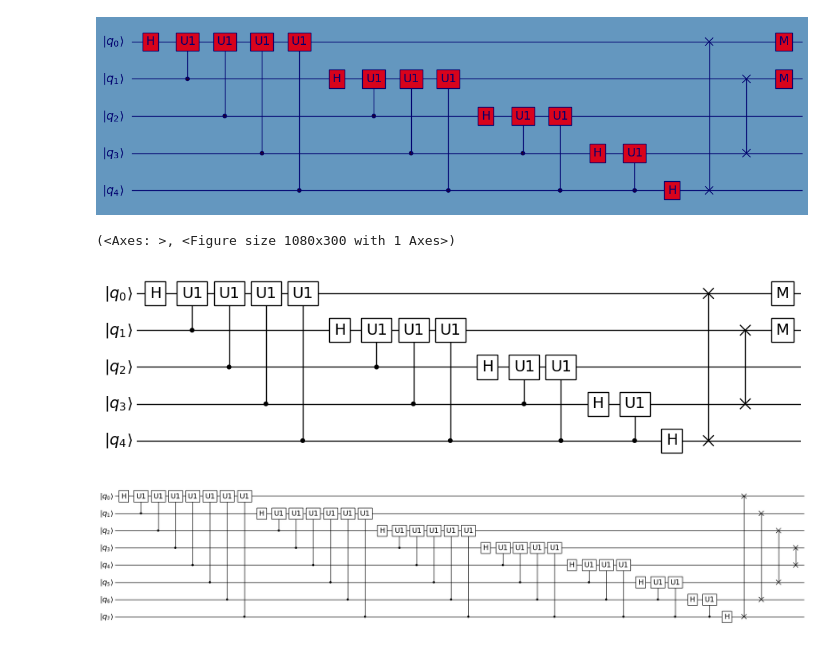
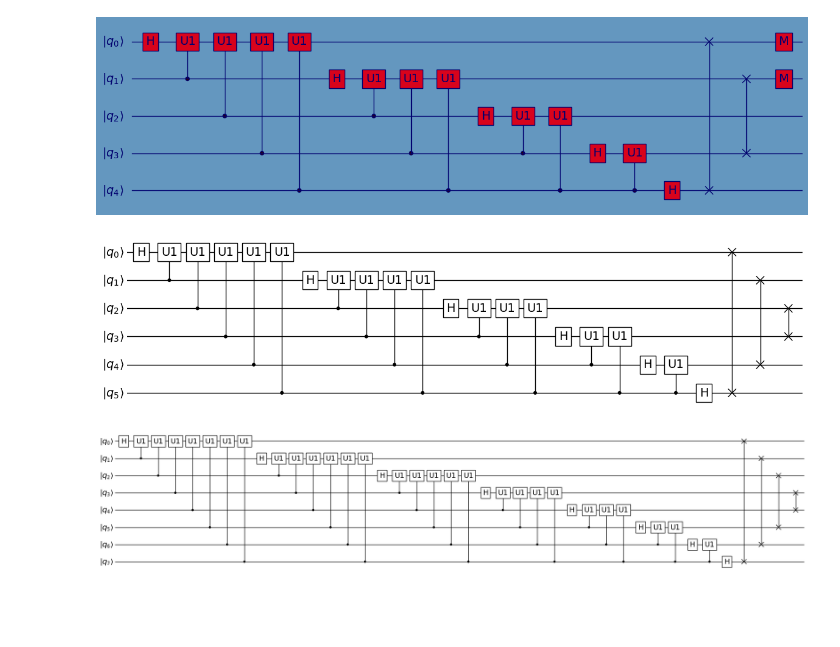
Before and after one commit to JialeZhouxin/qibobenck, a Jupyter notebook: qibobench/example_usage.ipynb, the cells around one changed output. Saved outputs shown, nothing was run; the diff lists cells and outputs as text; code cells hidden in the pictures; blank space fills up the shorter version.

```diff
--- a/qibobench/example_usage.ipynb
+++ b/qibobench/example_usage.ipynb
@@ -244,11 +244,12 @@ plot_circuit(circuit, scale = 0.8, cluster_gates = True, style=custom_style);
 [figure]
 [figure]
 [figure]
+# %%
+circuit2 = QFT(6)
 # %%
-plot_circuit(circuit)
+plot_circuit(circuit2)[1].savefig("qft_n6.png")
 # %% [output]
-(<Axes: >, <Figure size 1080x300 with 1 Axes>)
-[figure, old version]
+[figure, new version]
 # %%
 circuit_name = "qft_n8"
 circuit = QFT(8)
```
Also changed, not shown: 24 other files.
